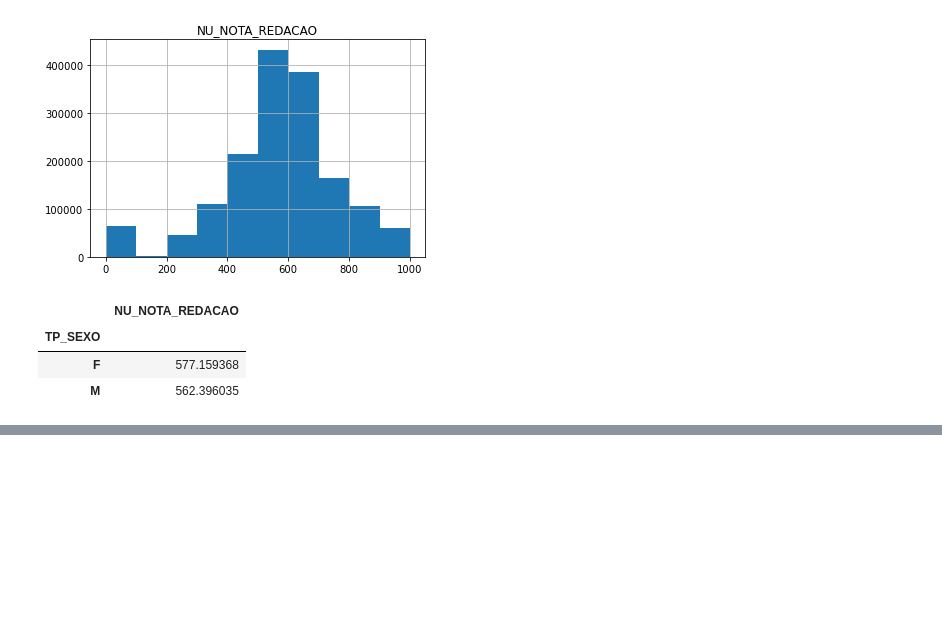
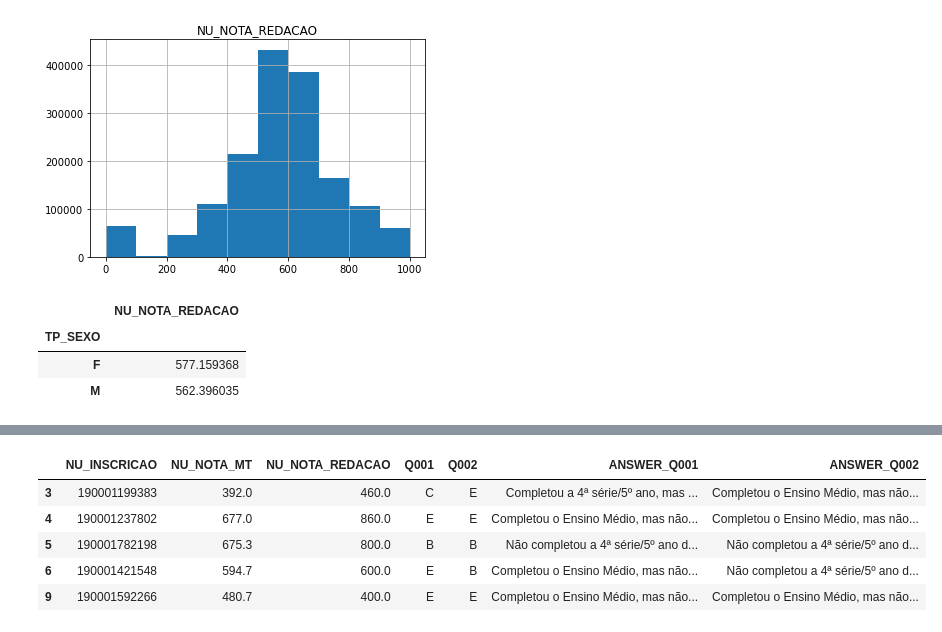
Before and after one commit to PaulaFQueiroz/EDA-portfolio, a Jupyter notebook: Exploratory Data Analysis - ENEM.ipynb, the cells around one changed output, grey strips where cells are left out. Cells and saved outputs as stored; diff of their text form; code cells hidden in the pictures; blank space fills up the shorter version.

```diff
--- a/Exploratory Data Analysis - ENEM.ipynb
+++ b/Exploratory Data Analysis - ENEM.ipynb
@@ -143,0 +164,2 @@ column_TP_SEX_N_REDACAO.groupby('TP_SEXO').mean()
+# %%
+dfEnemSelected = dfEnemSelected.dropna()
@@ -143,0 +227,9 @@ column_TP_SEX_N_REDACAO.groupby('TP_SEXO').mean()
+# %%
+dfEnemSelected.head()
+# %% [output]
+|  | NU_INSCRICAO | NU_NOTA_MT | NU_NOTA_REDACAO | Q001 | Q002 | ANSWER_Q001 | ANSWER_Q002 |
+| 3 | 190001199383 | 392.0 | 460.0 | C | E | Completou a 4ª série/5º ano, mas ... | Completou o Ensino Médio, mas não... |
+| 4 | 190001237802 | 677.0 | 860.0 | E | E | Completou o Ensino Médio, mas não... | Completou o Ensino Médio, mas não... |
+| 5 | 190001782198 | 675.3 | 800.0 | B | B | Não completou a 4ª série/5º ano d... | Não completou a 4ª série/5º ano d... |
+| 6 | 190001421548 | 594.7 | 600.0 | E | B | Completou o Ensino Médio, mas não... | Não completou a 4ª série/5º ano d... |
+| 9 | 190001592266 | 480.7 | 400.0 | E | E | Completou o Ensino Médio, mas não... | Completou o Ensino Médio, mas não... |
```
Also changed, not shown: parts of 20 cells of this notebook.
